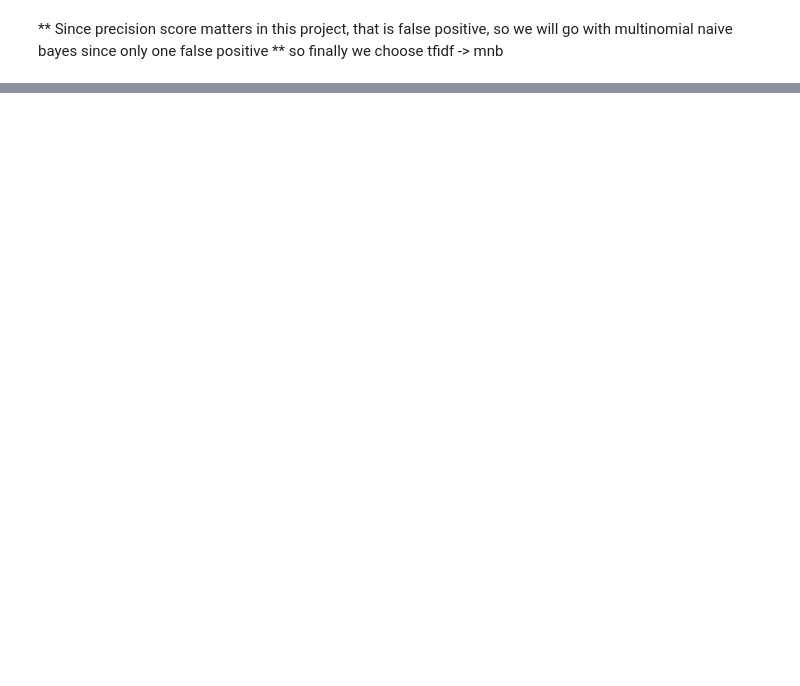
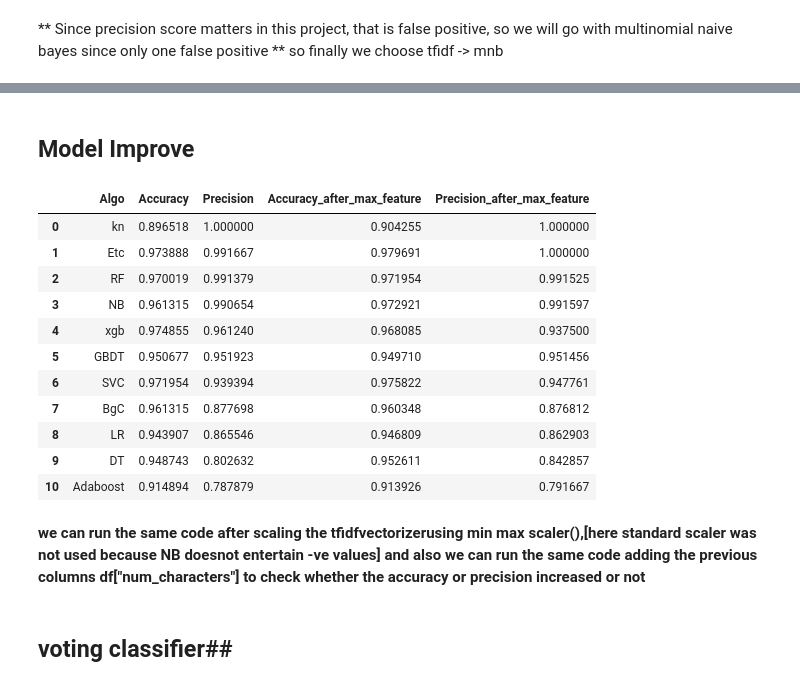
Before and after one commit to tanmoyghosh704-lang/SMS-SPAM-CLASSIFIER, a Jupyter notebook: sms_spam_classifier.ipynb, the cells around one changed output, grey strips where cells are left out. Drawn from its saved outputs; the diff is of its cells as text; code cells hidden in the pictures; blank space fills up the shorter version.

```diff
--- a/sms_spam_classifier.ipynb
+++ b/sms_spam_classifier.ipynb
@@ -549,0 +590,13 @@ from xgboost import XGBClassifier
+# %%
+accuracy_score1=[]
+precision_score1=[]
+
+for name,clf in clfs.items():
+    current_accuracy,current_precision=train_classifier(clf,x_train1,y_train1,x_test1,y_test1)
+
+    print("For" , name)
+    print("Accuracy" ,current_accuracy)
+    print("precision_score" ,current_precision)
+
+    accuracy_score1.append(current_accuracy)
+    precision_score1.append(current_precision)
@@ -549,0 +621,3 @@ from xgboost import XGBClassifier
+# %%
+temp_df=pd.DataFrame({"Algo": clfs.keys() ,"Accuracy_after_max_feature": accuracy_score1,"Precision_after_max_feature": precision_score1}).sort_values(by="Accuracy_after_max_feature",ascending=False).reset_index(drop=True)
+#performance_df=pd.DataFrame({"Algo": clfs.keys() ,"Accuracy": accuracy_score1,"Precision": precision_score1}).sort_values(by="Accuracy",ascending=False).reset_index(drop=True)
@@ -549,0 +626,2 @@ from xgboost import XGBClassifier
+# %%
+performance_df_precision=pd.DataFrame({"Algo": clfs.keys() ,"Accuracy": accuracy_score1,"Precision": precision_score1}).sort_values(by="Precision",ascending=False).reset_index(drop=True)
@@ -549,0 +660,4 @@ from xgboost import XGBClassifier
+# %% [markdown]
+## Model Improve ##
+# %%
+new_df_after_max_feature=performance_df_precision.merge(temp_df,on="Algo")
@@ -549,0 +666,19 @@ from xgboost import XGBClassifier
+# %%
+new_df_after_max_feature
+# %% [output]
+|  | Algo | Accuracy | Precision | Accuracy_after_max_feature | Precision_after_max_feature |
+| 0 | kn | 0.896518 | 1.000000 | 0.904255 | 1.000000 |
+| 1 | Etc | 0.973888 | 0.991667 | 0.979691 | 1.000000 |
+| 2 | RF | 0.970019 | 0.991379 | 0.971954 | 0.991525 |
+| 3 | NB | 0.961315 | 0.990654 | 0.972921 | 0.991597 |
+| 4 | xgb | 0.974855 | 0.961240 | 0.968085 | 0.937500 |
+| 5 | GBDT | 0.950677 | 0.951923 | 0.949710 | 0.951456 |
+| 6 | SVC | 0.971954 | 0.939394 | 0.975822 | 0.947761 |
+| 7 | BgC | 0.961315 | 0.877698 | 0.960348 | 0.876812 |
+| 8 | LR | 0.943907 | 0.865546 | 0.946809 | 0.862903 |
+| 9 | DT | 0.948743 | 0.802632 | 0.952611 | 0.842857 |
+| 10 | Adaboost | 0.914894 | 0.787879 | 0.913926 | 0.791667 |
+# %% [markdown]
+**we can run the same code after scaling the tfidfvectorizerusing min max scaler(),[here standard scaler was not used because NB doesnot entertain -ve values] and also we can run the same code adding the previous columns df["num_characters"] to check whether the accuracy or precision increased or not**
+# %% [markdown]
+## voting classifier##
```
Also changed, not shown: parts of 29 cells of this notebook, 2 other files.
